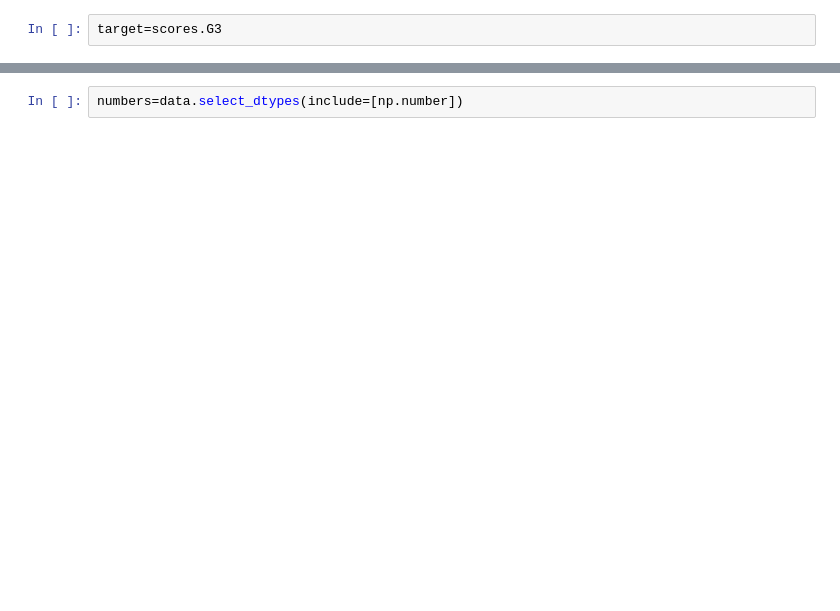
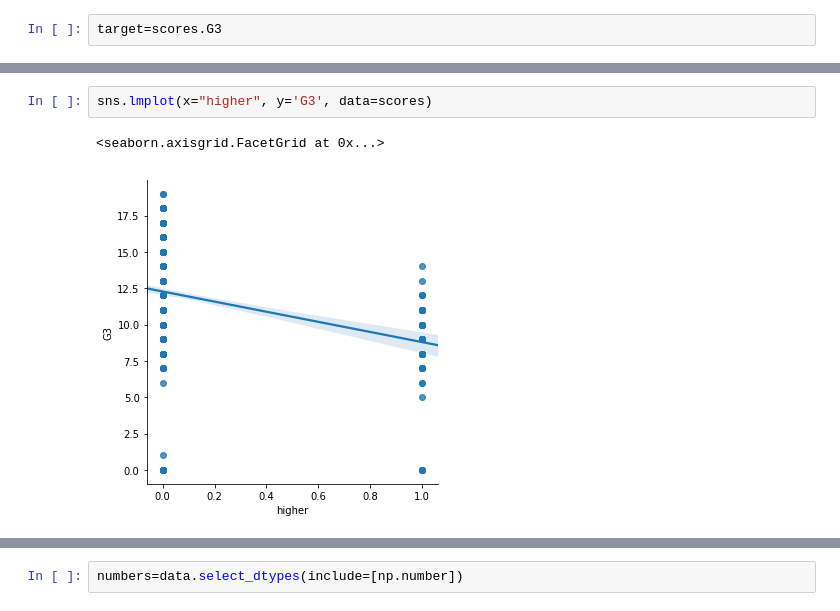
Before and after one commit to masonfields/213R-Final, a Jupyter notebook: scool+prediction.ipynb, the cells around one changed output, grey strips where cells are left out. Saved outputs shown, nothing was run; the diff lists cells and outputs as text; blank space fills up the shorter version.

```diff
--- a/scool+prediction.ipynb
+++ b/scool+prediction.ipynb
@@ -37,0 +67,5 @@ target=scores.G3
+# %%
+sns.lmplot(x="higher", y='G3', data=scores)
+# %% [output]
+<seaborn.axisgrid.FacetGrid at 0x...>
+[figure, added]
```
Also changed, not shown: parts of 34 cells of this notebook.
